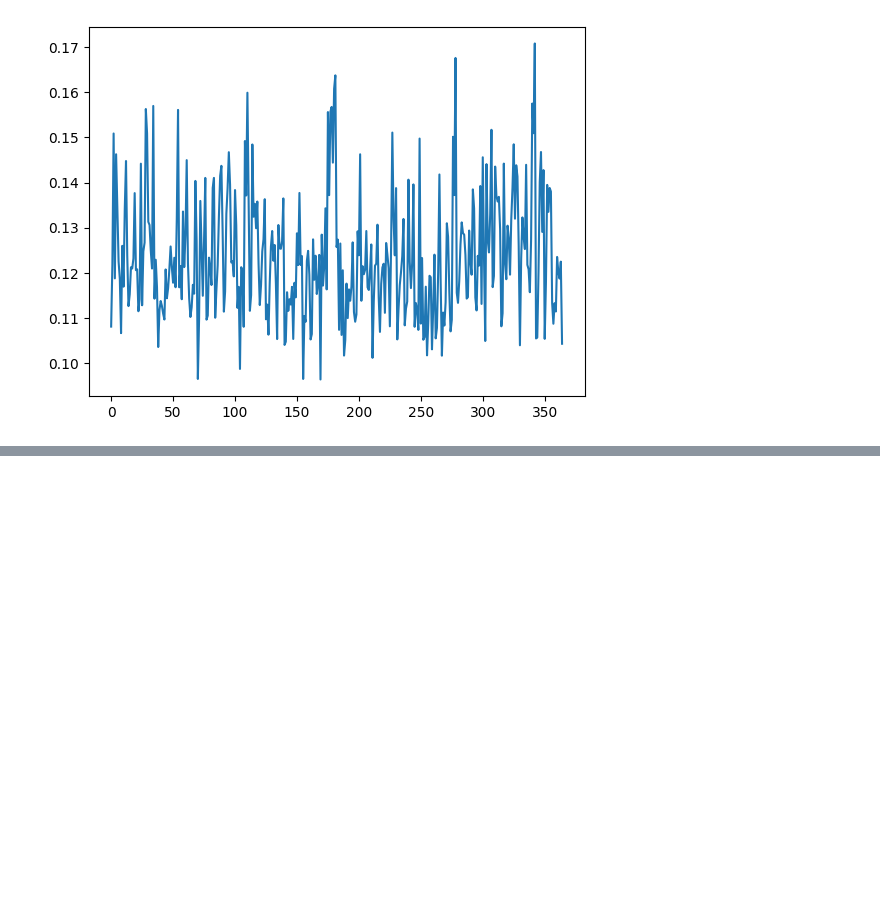
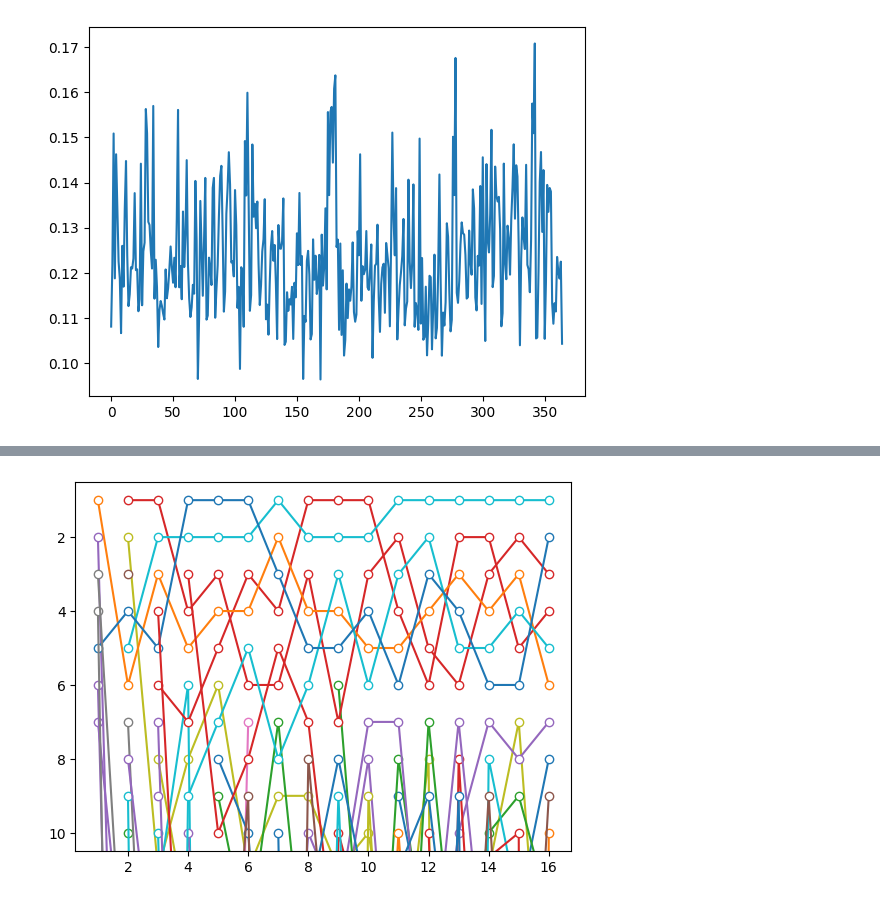
Before and after one commit to clarachristiansen/Bachelor_project, a Jupyter notebook: Uncertainty_quantification.ipynb, the cells around one changed output, grey strips where cells are left out. Cells and saved outputs as stored; diff of their text form; code cells hidden in the pictures; blank space fills up the shorter version.

```diff
--- a/Uncertainty_quantification.ipynb
+++ b/Uncertainty_quantification.ipynb
@@ -578,3 +589,24 @@ plt.plot(estimated_uncertainty) # Prøv true uncertainty - sammenlign med estima
 # %% [output]
 [<matplotlib.lines.Line2D at 0x...>]
 [figure]
+# %%
+import pandas as pd
+import matplotlib.pyplot as plt
+
+data_source = (
+    "https://gist.githubusercontent.com/"
+    "notionparallax/7ada7b733216001962dbaa789e246a67/raw/"
+    "6d306b5d928b04a5a2395469694acdd8af3cbafb/example.csv"
+)
+
+df = (
+    pd.read_csv(data_source, index_col=0)
+    .assign(ed_name=lambda x: x["ed_name"].str.extract(r"(\d+)").astype(int))
+    .value_counts(["ed_name", "source"])
+    .groupby("ed_name")
+    .rank("first", ascending=False)
+    .rename("rank")
+    .sort_index()
+    .reset_index()
+    .query("ed_name < 17")
+)
@@ -580,0 +644,7 @@ plt.plot(estimated_uncertainty) # Prøv true uncertainty - sammenlign med estima
+# %%
+for i, j in df.groupby("source"):
+    plt.plot("ed_name", "rank", "o-", data=j, mfc="w")
+plt.ylim(0.5, 0.5 + 10)
+plt.gca().invert_yaxis()
+# %% [output]
+[figure, added]
```
Also changed, not shown: parts of 7 cells of this notebook, 1 other file.
